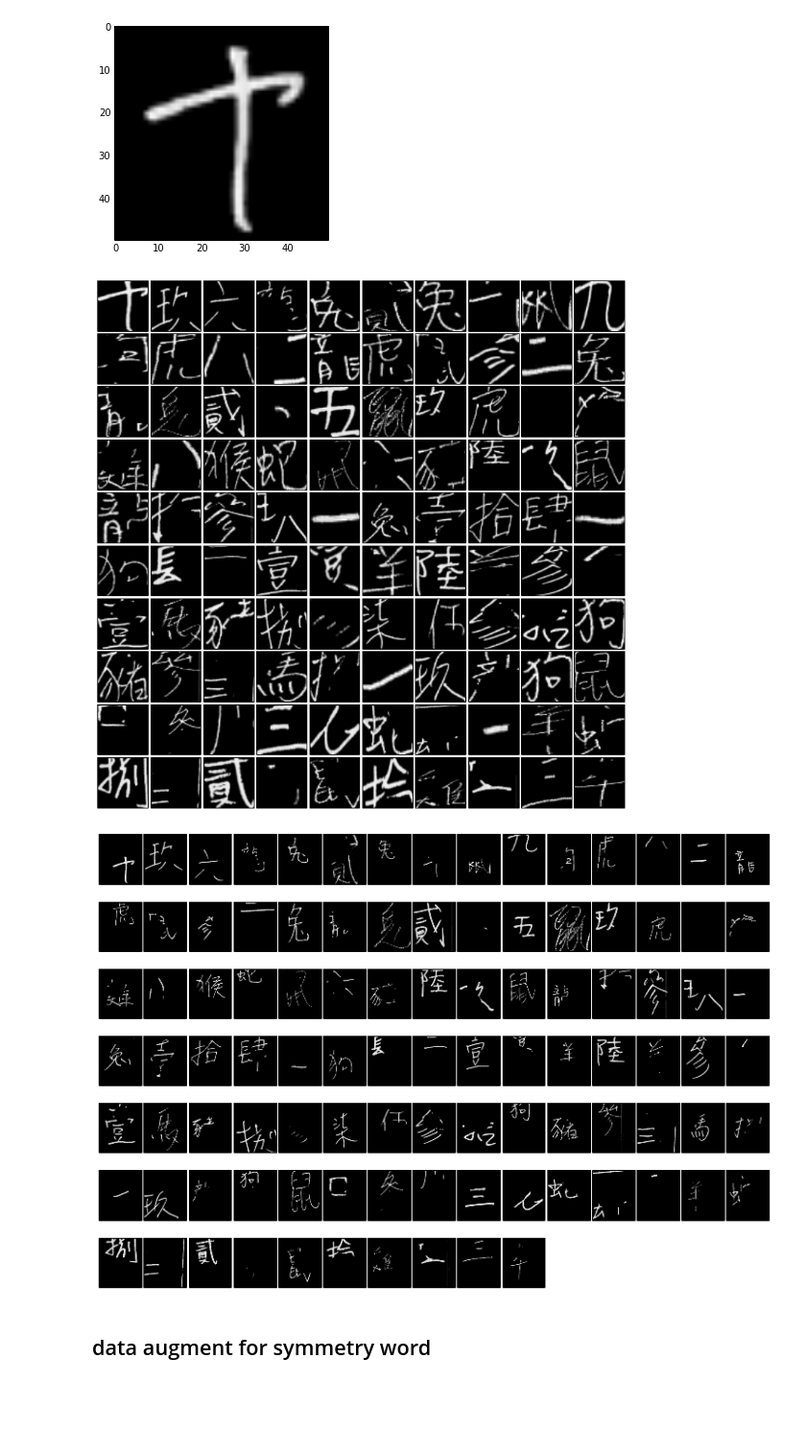
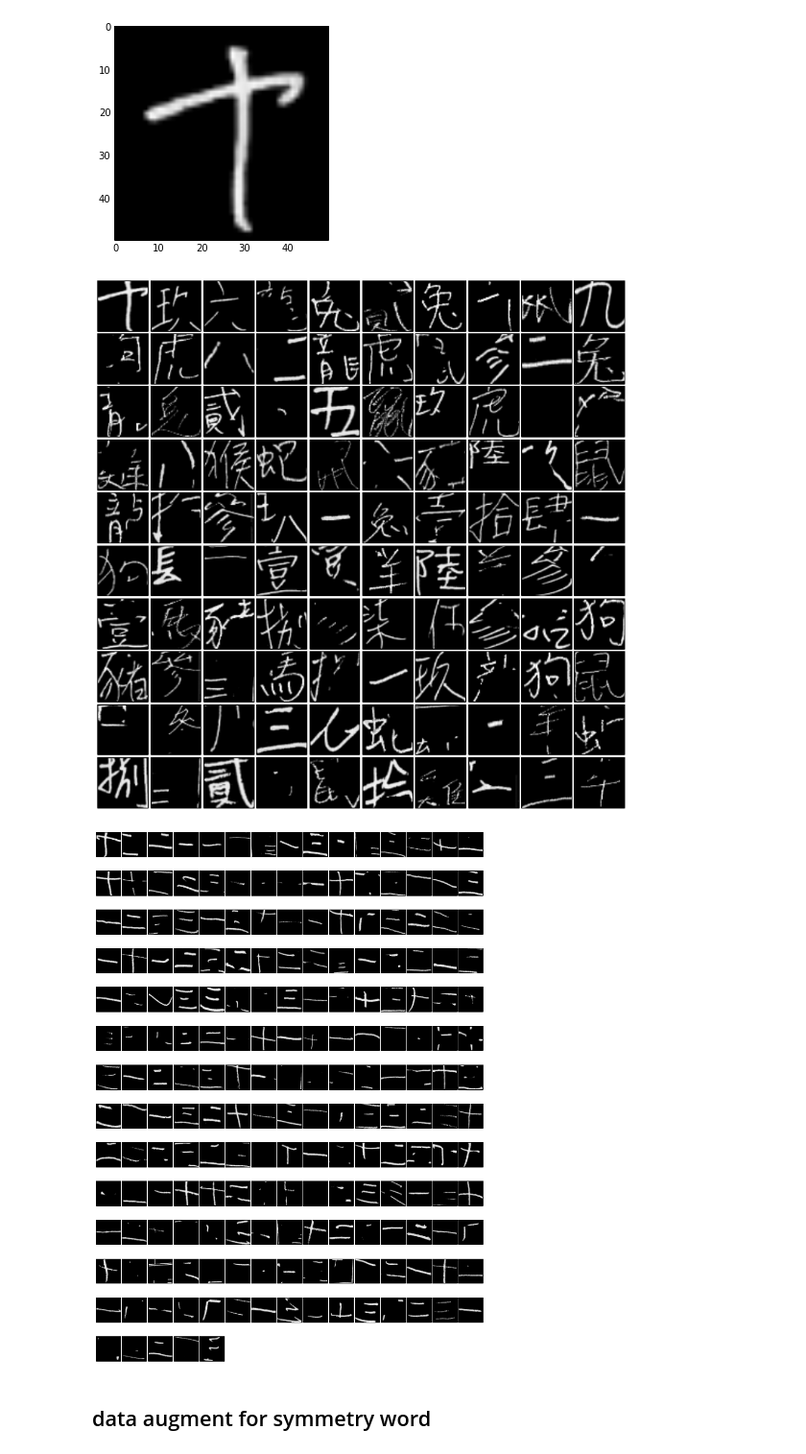
Before and after one commit to chanhou/NTUML_Final, a Jupyter notebook: final_project_preprocessing_attemp.ipynb, the cells around one changed output. Shown at 96% size. Cells and saved outputs as stored; diff of their text form; code cells hidden in the pictures; blank space fills up the shorter version.

```diff
--- a/final_project_preprocessing_attemp.ipynb
+++ b/final_project_preprocessing_attemp.ipynb
@@ -9,6 +9,8 @@ from sklearn.datasets import *
 from matplotlib import pyplot as plt
 import matplotlib.cm as cm
 
-x_train, y_train = load_svmlight_file("./phase1/ml14fall_train.dat")
+# x_train, y_train = load_svmlight_file("./phase1/ml14fall_train.dat")
 # x_train, y_train = load_svmlight_file("./phase1/ml14fall_test1_no_answer.dat")
+x_train, y_train = load_svmlight_file("./phase1/aug_train_50_add_less.dat")
+# x_train, y_train = load_svmlight_file("./phase1/.dat")
 # %%
@@ -27,8 +30,8 @@ imageArray = [imageArray]
 
 # bug = [0]
 # for index in bug:
-for index in range(120):
-# for index in range(x_train[:,:].shape[0]):
+# for index in range(100):
+for index in range(x_train[:,:].shape[0]):
 
     e =  np.asarray(x_train[index,:].todense().reshape(122,105))
 
@@ -108,8 +111,8 @@ for index in range(120):
         little_small_y = False
         little_small_x = False
 
-        accep_height = 30
-        accep_width = 30
+        accep_height = 50
+        accep_width = 50
 
         if (x_diff)<accep_height:
             if (y_diff)<accep_width:
@@ -123,6 +126,10 @@ for index in range(120):
             little_small_y = True
         elif (x_diff)<accep_height:
             little_small_x = True
+
+        ###
+        ## corner problem need to solve
+        ###
 
         if too_small :
             # e[y_min:y_max, x_min:x_max]
@@ -139,22 +146,22 @@ for index in range(120):
             # bounding
             if (new_y_min) < 0 :
                 new_y_min = 0
-                new_y_max = y_max + new_y * 2.
+#                 new_y_max = y_max + new_y * 2.
 #                 print 1
 
             if (new_y_max) >len(e): # 122
                 new_y_max = len(e)
-                new_y_min = y_min - new_y * 2.
+#                 new_y_min = y_min - new_y * 2.
 #                 print 2
 
             if (new_x_min) < 0 :
                 new_x_min = 0
-                new_x_max = x_max + new_x * 2.
+#                 new_x_max = x_max + new_x * 2.
 #                 print 3
 
             if (new_x_max) >len(e[0]): # 105
                 new_x_max = len(e[0])
-                new_x_min = x_min - new_x * 2.
+#                 new_x_min = x_min - new_x * 2.
 #                 print 4
 
             gg_image = e[y_min:y_max, x_min:x_max]
@@ -174,11 +181,11 @@ for index in range(120):
 
             if (new_x_min) < 0 :
                 new_x_min = 0
-                new_x_max = x_max + new_x * 2.
+#                 new_x_max = x_max + new_x * 2.
 
             if (new_x_max) >len(e[0]): # 105
                 new_x_max = len(e[0])
-                new_x_min = x_min - new_x * 2.
+#                 new_x_min = x_min - new_x * 2.
 
             gg_image = e[y_min:y_max, new_x_min:new_x_max]
             resized_image = cv2.resize(gg_image, (resize_width, resize_height))
@@ -193,11 +200,11 @@ for index in range(120):
 
             if (new_y_min) < 0 :
                 new_y_min = 0
-                new_y_max = y_max + new_y * 2.
+#                 new_y_max = y_max + new_y * 2.
 
             if (new_y_max) >len(e): # 122
                 new_y_max = len(e)
-                new_y_min = y_min - new_y * 2.
+#                 new_y_min = y_min - new_y * 2.
 
             gg_image = e[new_y_min:new_y_max, x_min:x_max]
             resized_image = cv2.resize(gg_image, (resize_width, resize_height))
@@ -244,24 +267,31 @@ for index in range(100):
     #     ax.imshow(X_train[i,:].todense().reshape(122,105), cmap=plt.cm.binary)
     ax.imshow(imageArray[index], cmap=cm.gray)
 #     ax.imshow(aug[index], cmap=cm.gray)
+
+# for i in range(100):
+#     ax=subplot(10,10,i+1)
+#     title(int(predictions[i]))
+#     ax.imshow(Xtest[:,i].reshape((16,16)), interpolation='nearest', cmap = cm.Greys_r)
+#     ax.set_xticks([])
+#     ax.set_yticks([])
 # %% [output]
-[figure, old version]
+[figure, new version]
 # %%
 # for index in range(len(imageArray)):
 # 	plt.subplots(nrows=1, ncols=1)
 # 	plt.imshow(imageArray[index], cmap=cm.gray)
 
 # copied from notebook 02_sklearn_data.ipynb
 fig = plt.figure(figsize=(10,20))  # figure size in inches
 fig.subplots_adjust(left=0, right=1, bottom=0, top=1, hspace=0.05, wspace=0.05)
 
 # plot the digits: each image is 122x105 pixels
 # for index in range(len(imageArray)):
-for index in range(100):
+for index in range(200):
     ax = fig.add_subplot(20, 15, index + 1, xticks=[], yticks=[])
-    ax.imshow(x_train[index,:].todense().reshape(122,105), cmap=cm.gray)
+    ax.imshow(x_train[index,:].todense().reshape(50,50), cmap=cm.gray)
     # ax.imshow(imageArray[index], cmap=cm.gray)
 # %% [output]
-[figure, old version]
+[figure, new version]
 # %% [markdown]
 ## data augment for symmetry word
```
Also changed, not shown: parts of 9 cells of this notebook, 6 other files.
